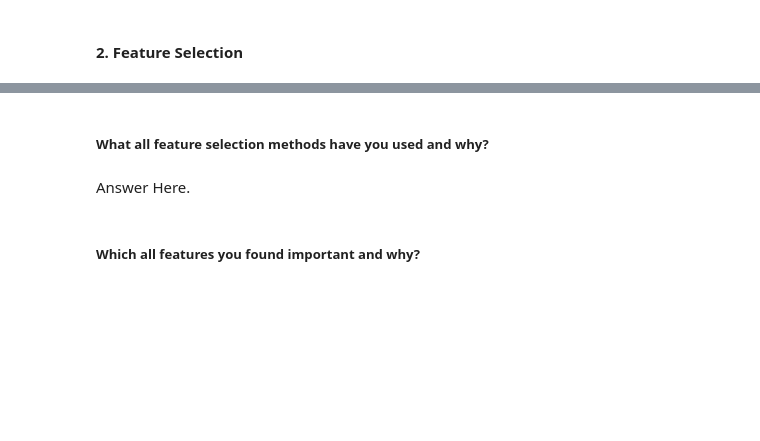
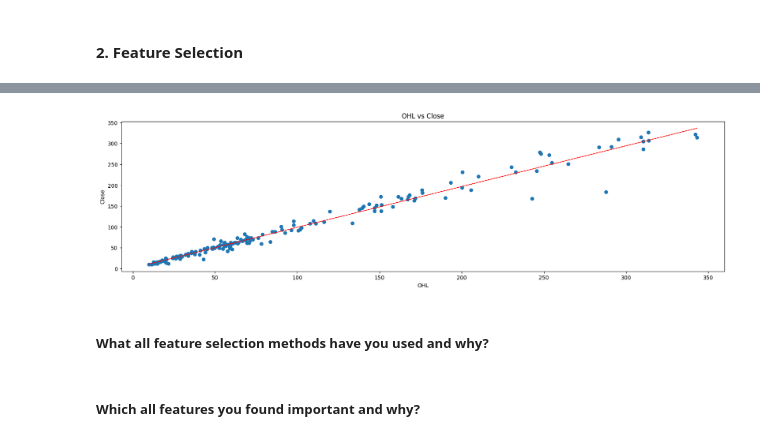
Before and after one commit to sourav03dutta/YES-Bank-Stock-Closing-Price-Prediction, a Jupyter notebook: YES_Bank_Stock_Closing_Price_Prediction.ipynb, the cells around one changed output, grey strips where cells are left out. Saved outputs shown, nothing was run; the diff lists cells and outputs as text; code cells hidden in the pictures; blank space fills up the shorter version.

```diff
--- a/YES_Bank_Stock_Closing_Price_Prediction.ipynb
+++ b/YES_Bank_Stock_Closing_Price_Prediction.ipynb
@@ -707,7 +764,20 @@ Though the dataset is small so, double checked manually in "data_YesBank_StockPr
+# %%
+# scatter plot to see the relationship between dependent & independent variables
+
+fig = plt.figure(figsize=(20,5))
+ax = fig.gca()
+plt.scatter(Stock_Data['OHL'], Stock_Data['Close'])
+plt.xlabel('OHL')
+plt.ylabel('Close')
+ax.set_title('OHL vs Close')
+z = np.polyfit(Stock_Data['OHL'], Stock_Data['Close'], 1)
+y_hat = np.poly1d(z)(Stock_Data['OHL'])
+plt.plot(Stock_Data['OHL'], y_hat, "r--", lw=1)
+plt.show()
+# %% [output]
+[figure, added]
 # %% [markdown]
 ##### What all feature selection methods have you used  and why?
-# %% [markdown]
-Answer Here.
 # %% [markdown]
 ##### Which all features you found important and why?
 # %% [markdown]
```
Also changed, not shown: parts of 16 cells of this notebook.
